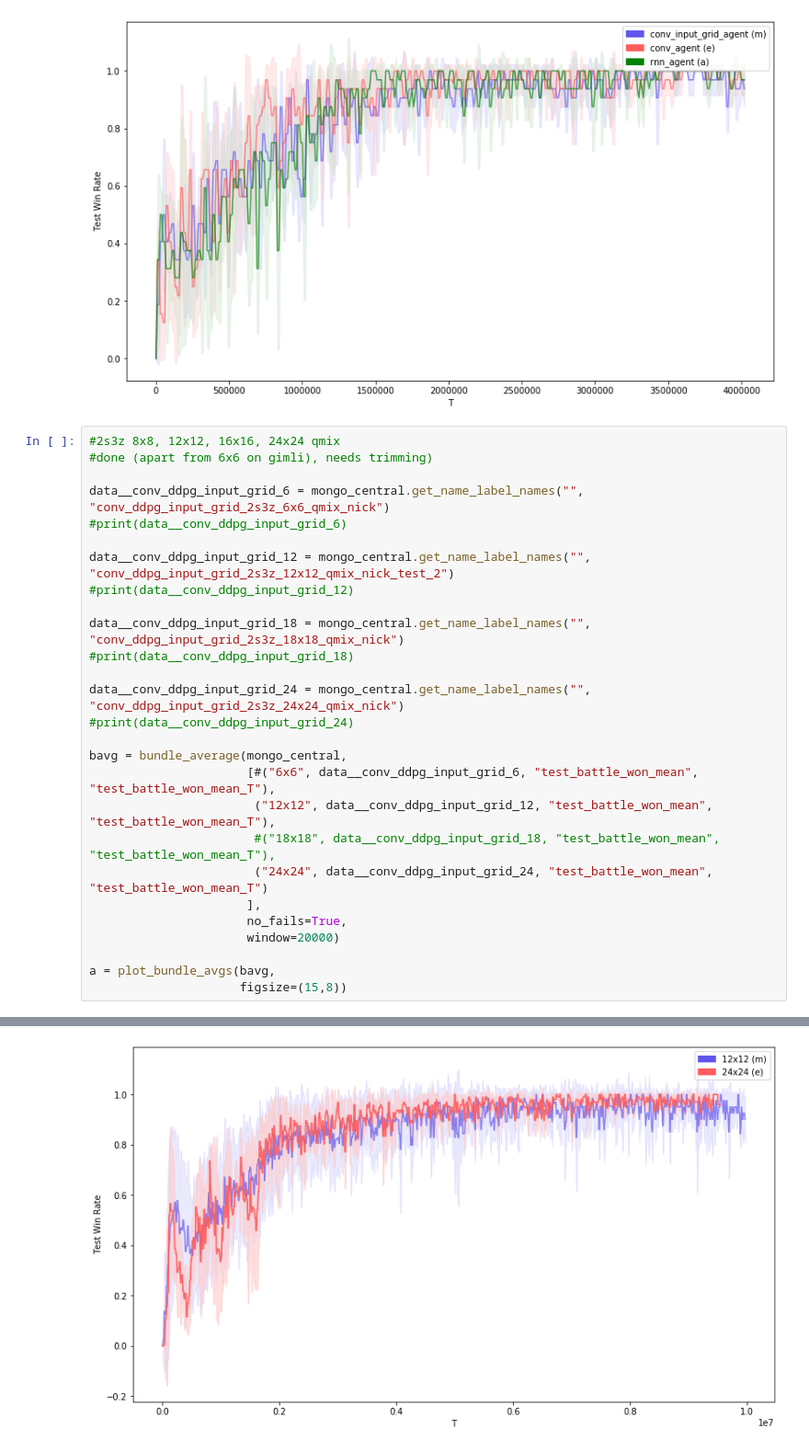
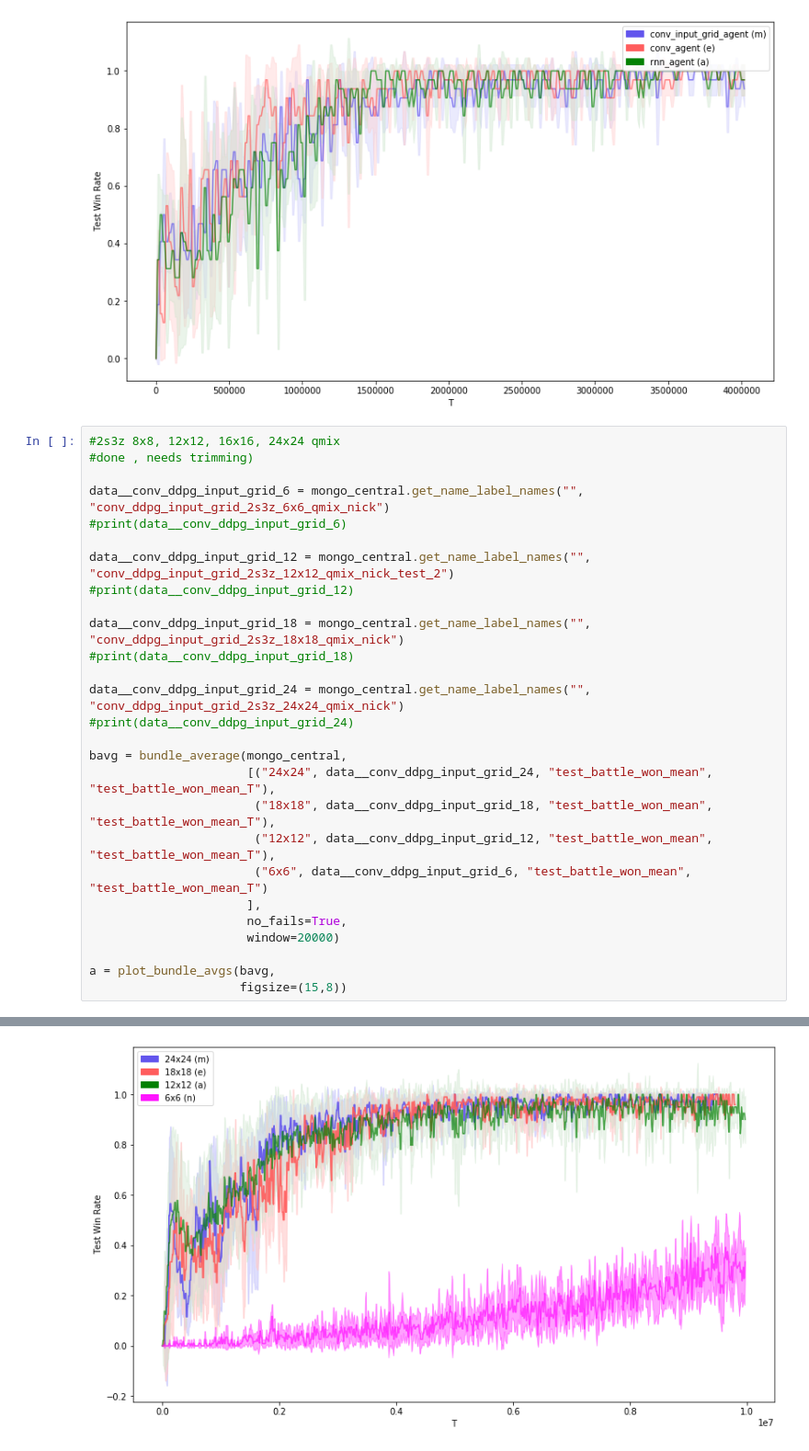
Before and after one commit to nicholasburden/pymarl, a Jupyter notebook: analysis/analysis.ipynb, the cells around one changed output, grey strips where cells are left out. Shown at 92% size. Cells and saved outputs as stored; diff of their text form.

```diff
--- a/analysis/analysis.ipynb
+++ b/analysis/analysis.ipynb
@@ -313,7 +313,7 @@ Property str not available: test_battle_won_mean not in results for run {'name':
 [figure]
 # %%
 #2s3z 8x8, 12x12, 16x16, 24x24 qmix
-#done (apart from 6x6 on gimli), needs trimming)
+#done , needs trimming)
 
 data__conv_ddpg_input_grid_6 = mongo_central.get_name_label_names("", "conv_ddpg_input_grid_2s3z_6x6_qmix_nick")
 #print(data__conv_ddpg_input_grid_6)
@@ -328,10 +328,10 @@ data__conv_ddpg_input_grid_24 = mongo_central.get_name_label_names("", "conv_ddp
 #print(data__conv_ddpg_input_grid_24)
 
 bavg = bundle_average(mongo_central,
-                      [#("6x6", data__conv_ddpg_input_grid_6, "test_battle_won_mean", "test_battle_won_mean_T"),
+                      [("24x24", data__conv_ddpg_input_grid_24, "test_battle_won_mean", "test_battle_won_mean_T"),
+                       ("18x18", data__conv_ddpg_input_grid_18, "test_battle_won_mean", "test_battle_won_mean_T"),
                        ("12x12", data__conv_ddpg_input_grid_12, "test_battle_won_mean", "test_battle_won_mean_T"),
-                       #("18x18", data__conv_ddpg_input_grid_18, "test_battle_won_mean", "test_battle_won_mean_T"),
-                       ("24x24", data__conv_ddpg_input_grid_24, "test_battle_won_mean", "test_battle_won_mean_T")
+                       ("6x6", data__conv_ddpg_input_grid_6, "test_battle_won_mean", "test_battle_won_mean_T")
                       ],
                       no_fails=True,
                       window=20000)
@@ -359,3 +359,3 @@ Property str not available: test_battle_won_mean not in results for run {'name':
-[figure, old version]
+[figure, new version]
 # %%
 #with ID vs no ID, 24x24 qmix
```
Also changed, not shown: parts of 4 cells of this notebook, 3 other files.
